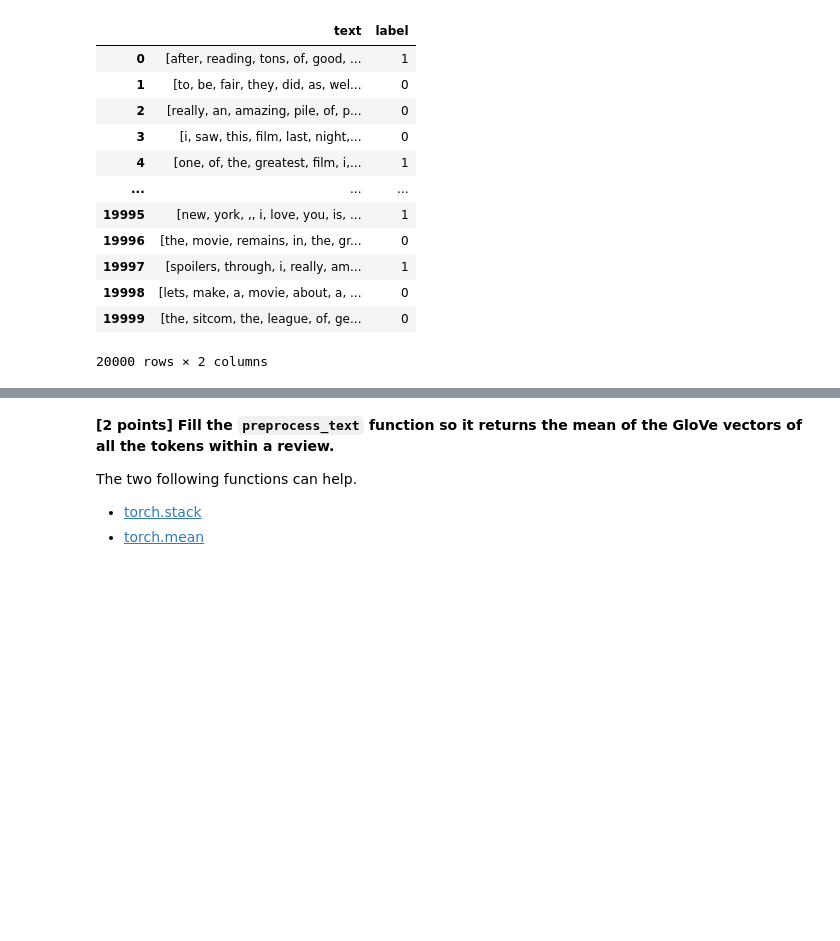
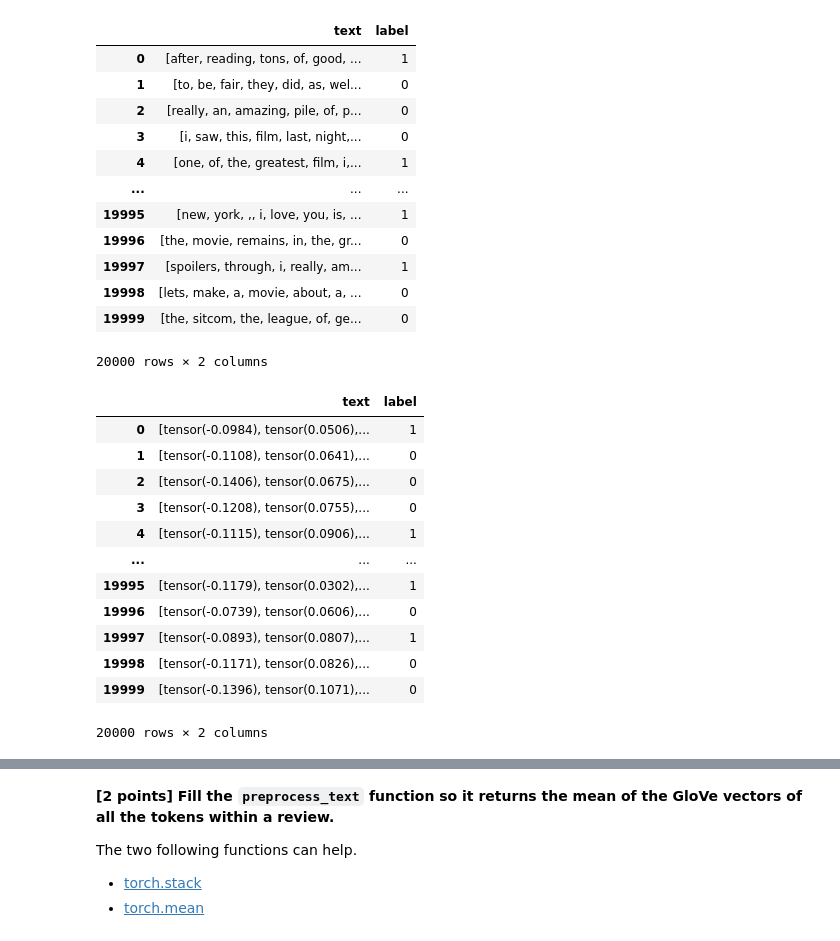
Before and after one commit to meliioko/nlp_tp_3, a Jupyter notebook: fill_your_own_glove.ipynb, the cells around one changed output, grey strips where cells are left out. Cells and saved outputs as stored; diff of their text form; code cells hidden in the pictures; blank space fills up the shorter version.

Commit message:
vectorizer with pandas done

```diff
--- a/fill_your_own_glove.ipynb
+++ b/fill_your_own_glove.ipynb
@@ -155,3 +155,30 @@ data
 | 19998 | [lets, make, a, movie, about, a, ... | 0 |
 | 19999 | [the, sitcom, the, league, of, ge... | 0 |
 20000 rows × 2 columns
+# %%
+def vectorize_list(lst):
+  res = []
+  for word in lst:
+    try:
+      res.append(glove.vectors[glove.stoi[word]])
+    except KeyError:
+      continue
+  return res
+
+data.text = data.text.apply(lambda x : vectorize_list(x))
+data.text = data.text.apply(lambda x: sum(x) / len(x))
+data
+# %% [output]
+|  | text | label |
+| 0 | [tensor(-0.0984), tensor(0.0506),... | 1 |
+| 1 | [tensor(-0.1108), tensor(0.0641),... | 0 |
+| 2 | [tensor(-0.1406), tensor(0.0675),... | 0 |
+| 3 | [tensor(-0.1208), tensor(0.0755),... | 0 |
+| 4 | [tensor(-0.1115), tensor(0.0906),... | 1 |
+| ... | ... | ... |
+| 19995 | [tensor(-0.1179), tensor(0.0302),... | 1 |
+| 19996 | [tensor(-0.0739), tensor(0.0606),... | 0 |
+| 19997 | [tensor(-0.0893), tensor(0.0807),... | 1 |
+| 19998 | [tensor(-0.1171), tensor(0.0826),... | 0 |
+| 19999 | [tensor(-0.1396), tensor(0.1071),... | 0 |
+20000 rows × 2 columns
```
Also changed, not shown: parts of 1 cell of this notebook.
